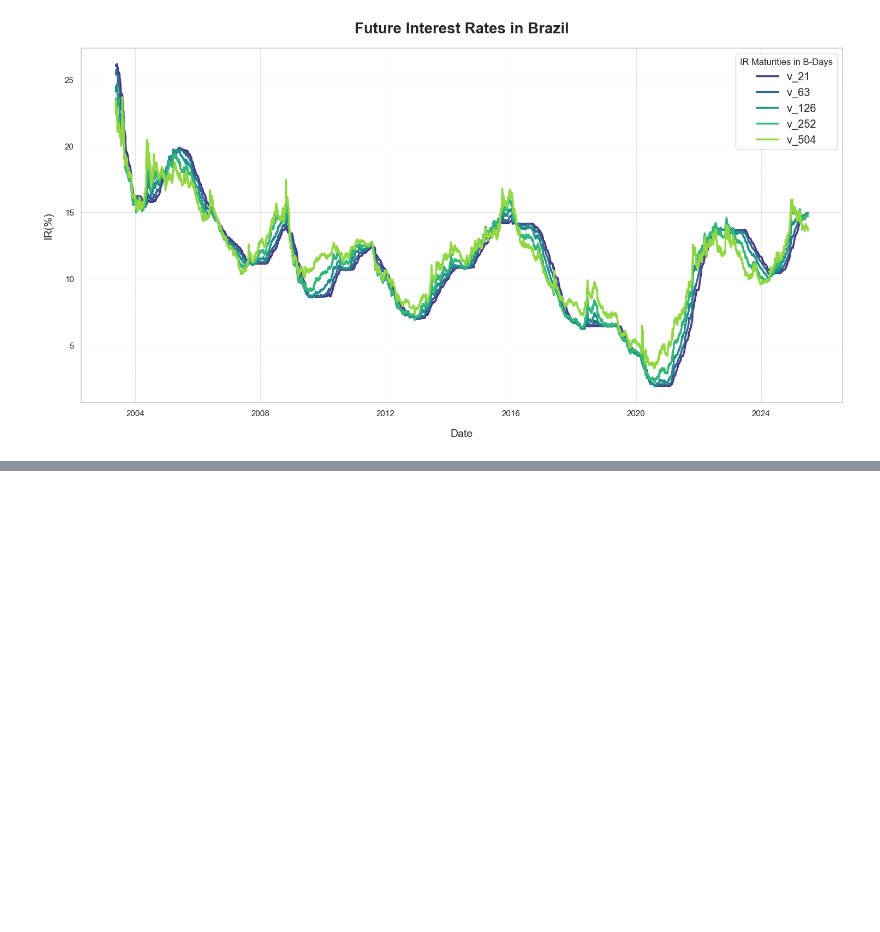
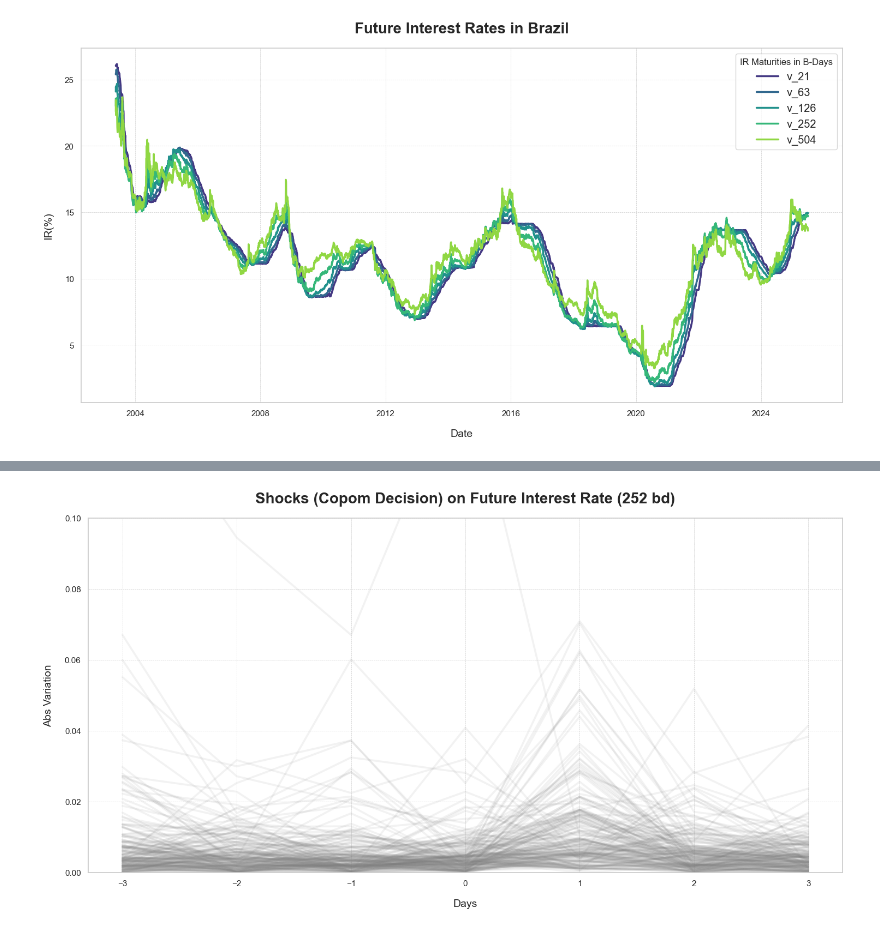
Before and after one commit to mattbreitenbach/br-central-bank-sentiment, a Jupyter notebook: 8_futures_interest_rates_eda.ipynb, the cells around one changed output, grey strips where cells are left out. Cells and saved outputs as stored; diff of their text form; code cells hidden in the pictures; blank space fills up the shorter version.

```diff
--- a/8_futures_interest_rates_eda.ipynb
+++ b/8_futures_interest_rates_eda.ipynb
@@ -49,0 +85,7 @@ plt.show()
+# %%
+minutes_info = pd.read_excel("./data/raw/minutes_info.xlsx")
+minutes_info = minutes_info[minutes_info["DataReferencia"] >= "2003-06-17"]
+minutes_info = minutes_info.sort_values("DataReferencia", ascending=True)
+
+dates_ref = minutes_info["DataReferencia"]
+detes_pub = minutes_info["DataPublicacao"]
@@ -49,0 +99,18 @@ plt.show()
+# %%
+#Shocks for the copom decision
+
+df_shocks_ref = series_around_schock(futures_ir_returns_vertix, dates_ref)
+df_shocks_ref = df_shocks_ref.abs()
+
+sns.set_theme(style="whitegrid")
+plt.figure(figsize=(15, 8))
+df_shocks_ref.plot(ax=plt.gca(), legend=False, color='gray', linewidth=2.5, alpha=0.1)
+plt.title(f"Shocks (Copom Decision) on Future Interest Rate ({vertix.replace('v_', '')} bd)", fontsize=20, weight='bold', pad=20)
+plt.xlabel('Days', fontsize=14, labelpad=15)
+plt.ylabel('Abs Variation', fontsize=14, labelpad=15)
+plt.ylim(0, 0.1)
+plt.grid(True, which='both', linestyle='--', linewidth=0.5)
+plt.tight_layout()
+plt.show()
+# %% [output]
+[figure, added]
```
Also changed, not shown: parts of 9 cells of this notebook, 11 other files.
